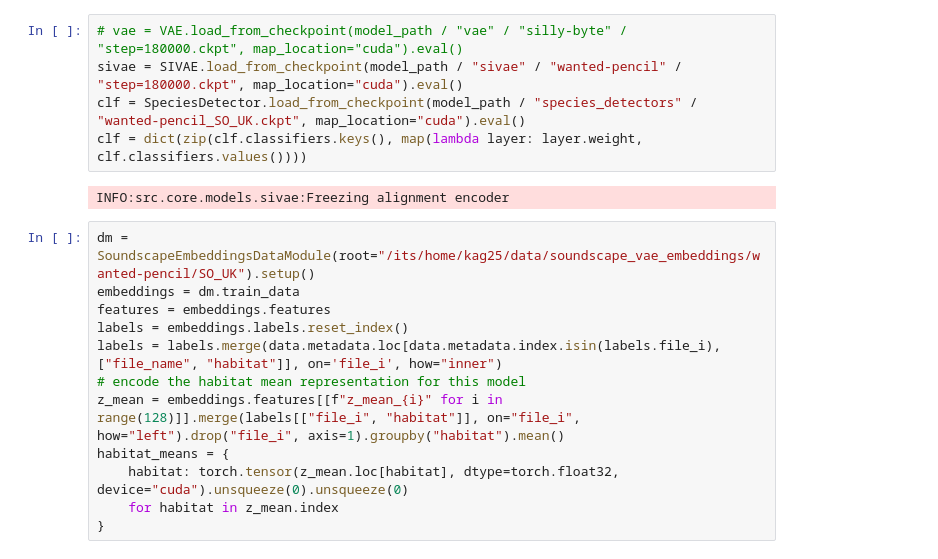
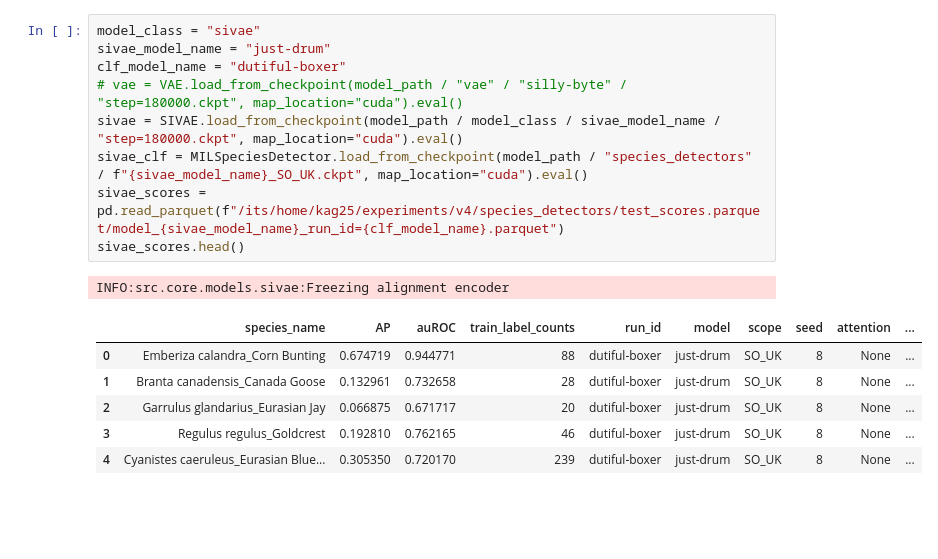
Before and after one commit to m4gpi/interpretable_bioacoustic_classifiers, a Jupyter notebook: notebooks/so_uk_interpolation.ipynb, the cells around one changed output. Drawn from its saved outputs; the diff is of its cells as text; blank space fills up the shorter version.

```diff
--- a/notebooks/so_uk_interpolation.ipynb
+++ b/notebooks/so_uk_interpolation.ipynb
@@ -45,20 +69,18 @@ for params in species_params:
 # %%
+model_class = "sivae"
+sivae_model_name = "just-drum"
+clf_model_name = "dutiful-boxer"
 # vae = VAE.load_from_checkpoint(model_path / "vae" / "silly-byte" / "step=180000.ckpt", map_location="cuda").eval()
-sivae = SIVAE.load_from_checkpoint(model_path / "sivae" / "wanted-pencil" / "step=180000.ckpt", map_location="cuda").eval()
-clf = SpeciesDetector.load_from_checkpoint(model_path / "species_detectors" / "wanted-pencil_SO_UK.ckpt", map_location="cuda").eval()
-clf = dict(zip(clf.classifiers.keys(), map(lambda layer: layer.weight, clf.classifiers.values())))
+sivae = SIVAE.load_from_checkpoint(model_path / model_class / sivae_model_name / "step=180000.ckpt", map_location="cuda").eval()
+sivae_clf = MILSpeciesDetector.load_from_checkpoint(model_path / "species_detectors" / f"{sivae_model_name}_SO_UK.ckpt", map_location="cuda").eval()
+sivae_scores = pd.read_parquet(f"/its/home/kag25/experiments/v4/species_detectors/test_scores.parquet/model_{sivae_model_name}_run_id={clf_model_name}.parquet")
+sivae_scores.head()
 # %% [output]
 INFO:src.core.models.sivae:Freezing alignment encoder
+|  | species_name | AP | auROC | train_label_counts | run_id | model | scope | seed | attention | ... |
+| 0 | Emberiza calandra_Corn Bunting | 0.674719 | 0.944771 | 88 | dutiful-boxer | just-drum | SO_UK | 8 | None | ... |
+| 1 | Branta canadensis_Canada Goose | 0.132961 | 0.732658 | 28 | dutiful-boxer | just-drum | SO_UK | 8 | None | ... |
+| 2 | Garrulus glandarius_Eurasian Jay | 0.066875 | 0.671717 | 20 | dutiful-boxer | just-drum | SO_UK | 8 | None | ... |
+| 3 | Regulus regulus_Goldcrest | 0.192810 | 0.762165 | 46 | dutiful-boxer | just-drum | SO_UK | 8 | None | ... |
+| 4 | Cyanistes caeruleus_Eurasian Blue... | 0.305350 | 0.720170 | 239 | dutiful-boxer | just-drum | SO_UK | 8 | None | ... |
-# %%
-dm = SoundscapeEmbeddingsDataModule(root="/its/home/kag25/data/soundscape_vae_embeddings/wanted-pencil/SO_UK").setup()
-embeddings = dm.train_data
-features = embeddings.features
-labels = embeddings.labels.reset_index()
-labels = labels.merge(data.metadata.loc[data.metadata.index.isin(labels.file_i), ["file_name", "habitat"]], on='file_i', how="inner")
-# encode the habitat mean representation for this model
-z_mean = embeddings.features[[f"z_mean_{i}" for i in range(128)]].merge(labels[["file_i", "habitat"]], on="file_i", how="left").drop("file_i", axis=1).groupby("habitat").mean()
-habitat_means = {
-    habitat: torch.tensor(z_mean.loc[habitat], dtype=torch.float32, device="cuda").unsqueeze(0).unsqueeze(0)
-    for habitat in z_mean.index
-}
 # %%
```
Also changed, not shown: parts of 4 cells of this notebook, 6 other files.
